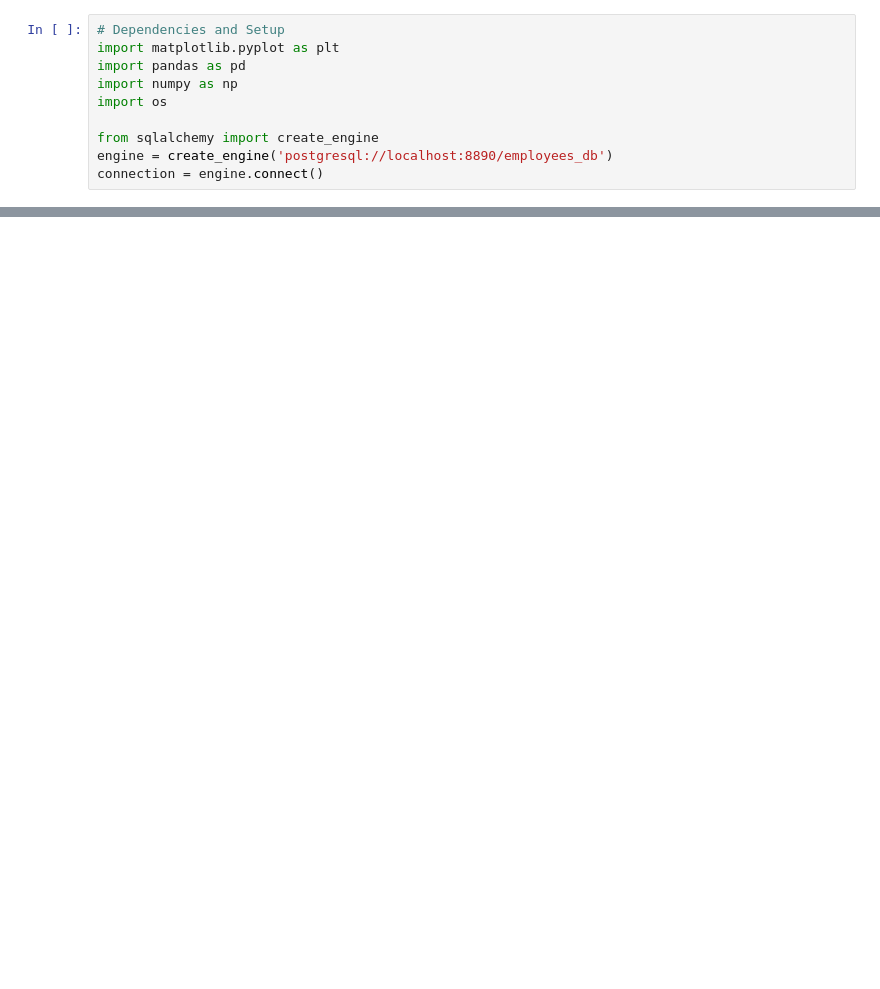
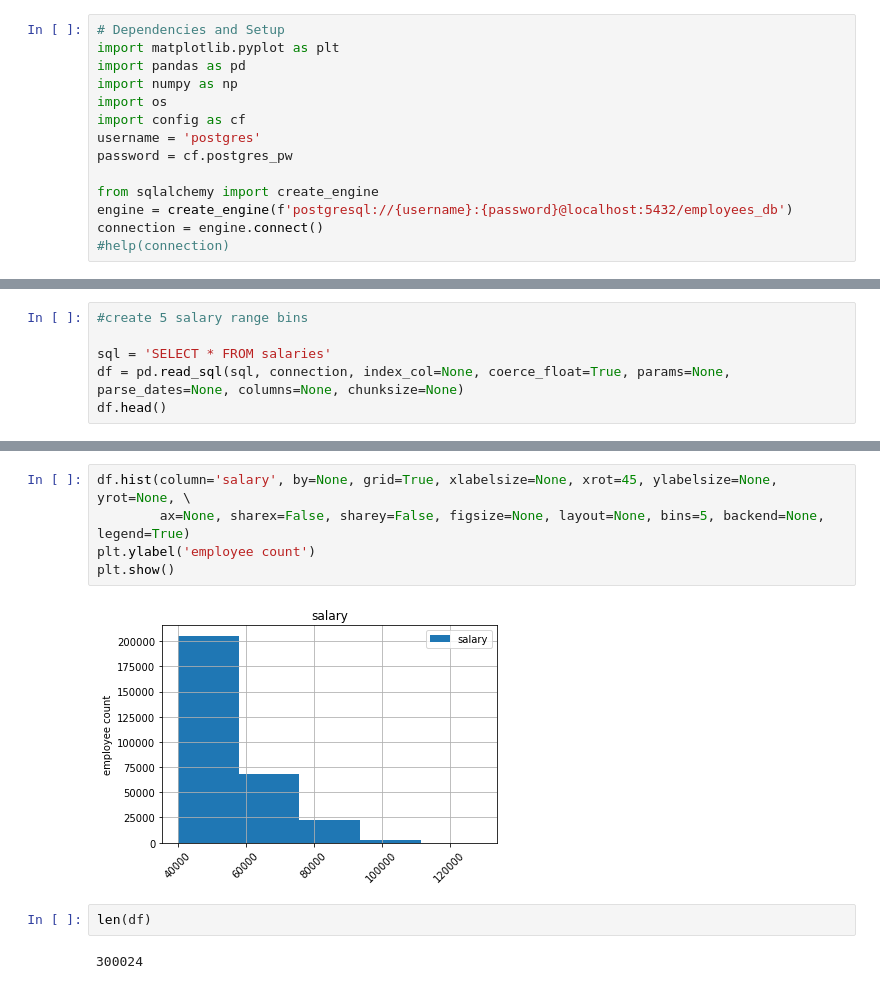
Before and after one commit to bethgietl/sql-challenge, a Jupyter notebook: employees.ipynb, the cells around one changed output, grey strips where cells are left out. Saved outputs shown, nothing was run; the diff lists cells and outputs as text; blank space fills up the shorter version.

```diff
--- a/employees.ipynb
+++ b/employees.ipynb
@@ -16,7 +15,11 @@ import matplotlib.pyplot as plt
 import pandas as pd
 import numpy as np
 import os
+import config as cf
+username = 'postgres'
+password = cf.postgres_pw
 
 from sqlalchemy import create_engine
-engine = create_engine('postgresql://localhost:8890/employees_db')
+engine = create_engine(f'postgresql://{username}:{password}@localhost:5432/employees_db')
 connection = engine.connect()
+#help(connection)
@@ -64,0 +30,6 @@ locations = hotel_df[["Lat", "Lng"]]
+# %%
+#create 5 salary range bins
+
+sql = 'SELECT * FROM salaries'
+df = pd.read_sql(sql, connection, index_col=None, coerce_float=True, params=None, parse_dates=None, columns=None, chunksize=None)
+df.head()
@@ -64,0 +43,11 @@ locations = hotel_df[["Lat", "Lng"]]
+# %%
+df.hist(column='salary', by=None, grid=True, xlabelsize=None, xrot=45, ylabelsize=None, yrot=None, \
+        ax=None, sharex=False, sharey=False, figsize=None, layout=None, bins=5, backend=None, legend=True)
+plt.ylabel('employee count')
+plt.show()
+# %% [output]
+[figure, added]
+# %%
+len(df)
+# %% [output]
+300024
```
Also changed, not shown: parts of 15 cells of this notebook, 4 other files.
